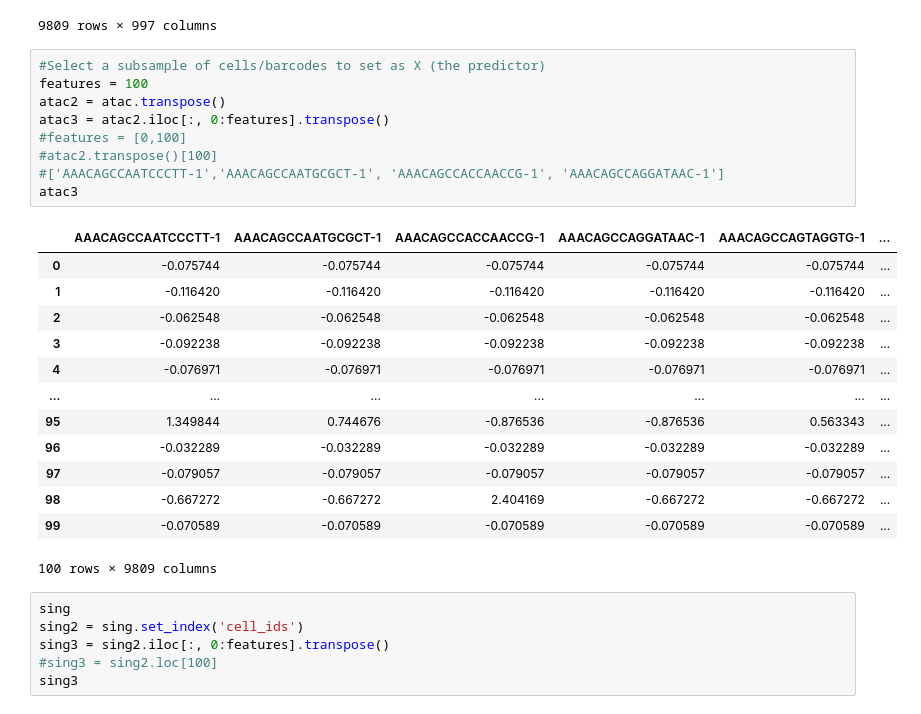
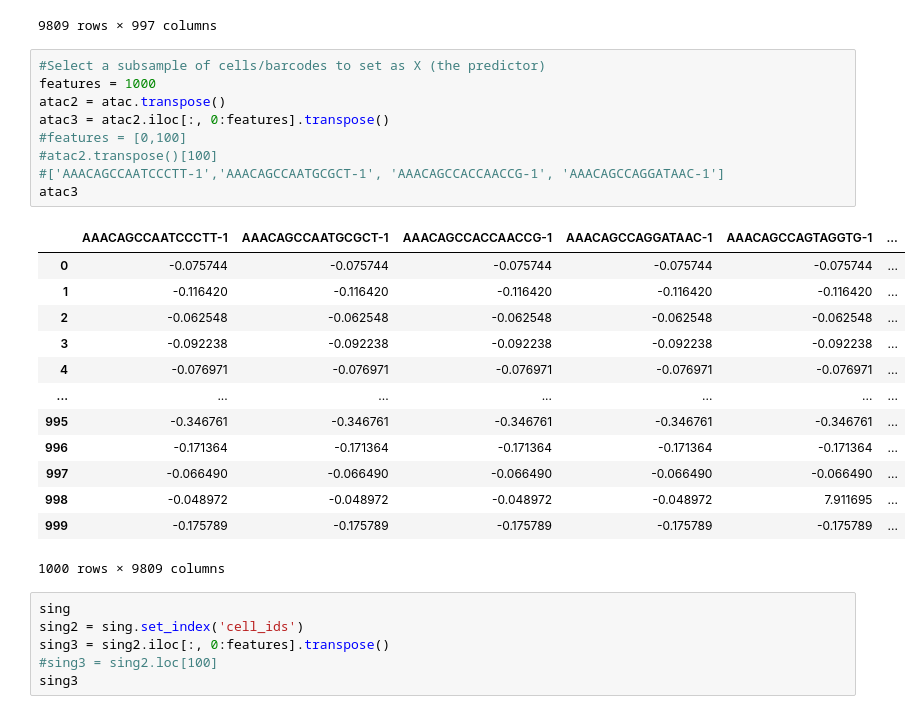
Before and after one commit to the-rich-piana/BioInfo-Notes, a Jupyter notebook: predict_cell_type.ipynb, the cells around one changed output. Saved outputs shown, nothing was run; the diff lists cells and outputs as text.

```diff
--- a/predict_cell_type.ipynb
+++ b/predict_cell_type.ipynb
@@ -144,27 +143,27 @@ reg.loc[:, reg.std() > 0.9]
 9809 rows × 997 columns
 # %%
 #Select a subsample of cells/barcodes to set as X (the predictor)
-features = 100
+features = 1000
 atac2 = atac.transpose()
 atac3 = atac2.iloc[:, 0:features].transpose()
 #features = [0,100]
 #atac2.transpose()[100]
 #['AAACAGCCAATCCCTT-1','AAACAGCCAATGCGCT-1', 'AAACAGCCACCAACCG-1', 'AAACAGCCAGGATAAC-1']
 atac3
 # %% [output]
 |  | AAACAGCCAATCCCTT-1 | AAACAGCCAATGCGCT-1 | AAACAGCCACCAACCG-1 | AAACAGCCAGGATAAC-1 | AAACAGCCAGTAGGTG-1 | ... |
 | 0 | -0.075744 | -0.075744 | -0.075744 | -0.075744 | -0.075744 | ... |
 | 1 | -0.116420 | -0.116420 | -0.116420 | -0.116420 | -0.116420 | ... |
 | 2 | -0.062548 | -0.062548 | -0.062548 | -0.062548 | -0.062548 | ... |
 | 3 | -0.092238 | -0.092238 | -0.092238 | -0.092238 | -0.092238 | ... |
 | 4 | -0.076971 | -0.076971 | -0.076971 | -0.076971 | -0.076971 | ... |
 | ... | ... | ... | ... | ... | ... | ... |
-| 95 | 1.349844 | 0.744676 | -0.876536 | -0.876536 | 0.563343 | ... |
-| 96 | -0.032289 | -0.032289 | -0.032289 | -0.032289 | -0.032289 | ... |
-| 97 | -0.079057 | -0.079057 | -0.079057 | -0.079057 | -0.079057 | ... |
-| 98 | -0.667272 | -0.667272 | 2.404169 | -0.667272 | -0.667272 | ... |
-| 99 | -0.070589 | -0.070589 | -0.070589 | -0.070589 | -0.070589 | ... |
+| 995 | -0.346761 | -0.346761 | -0.346761 | -0.346761 | -0.346761 | ... |
+| 996 | -0.171364 | -0.171364 | -0.171364 | -0.171364 | -0.171364 | ... |
+| 997 | -0.066490 | -0.066490 | -0.066490 | -0.066490 | -0.066490 | ... |
+| 998 | -0.048972 | -0.048972 | -0.048972 | -0.048972 | 7.911695 | ... |
+| 999 | -0.175789 | -0.175789 | -0.175789 | -0.175789 | -0.175789 | ... |
-100 rows × 9809 columns
+1000 rows × 9809 columns
 # %%
 sing
 sing2 = sing.set_index('cell_ids')
```
Also changed, not shown: parts of 14 cells of this notebook.
